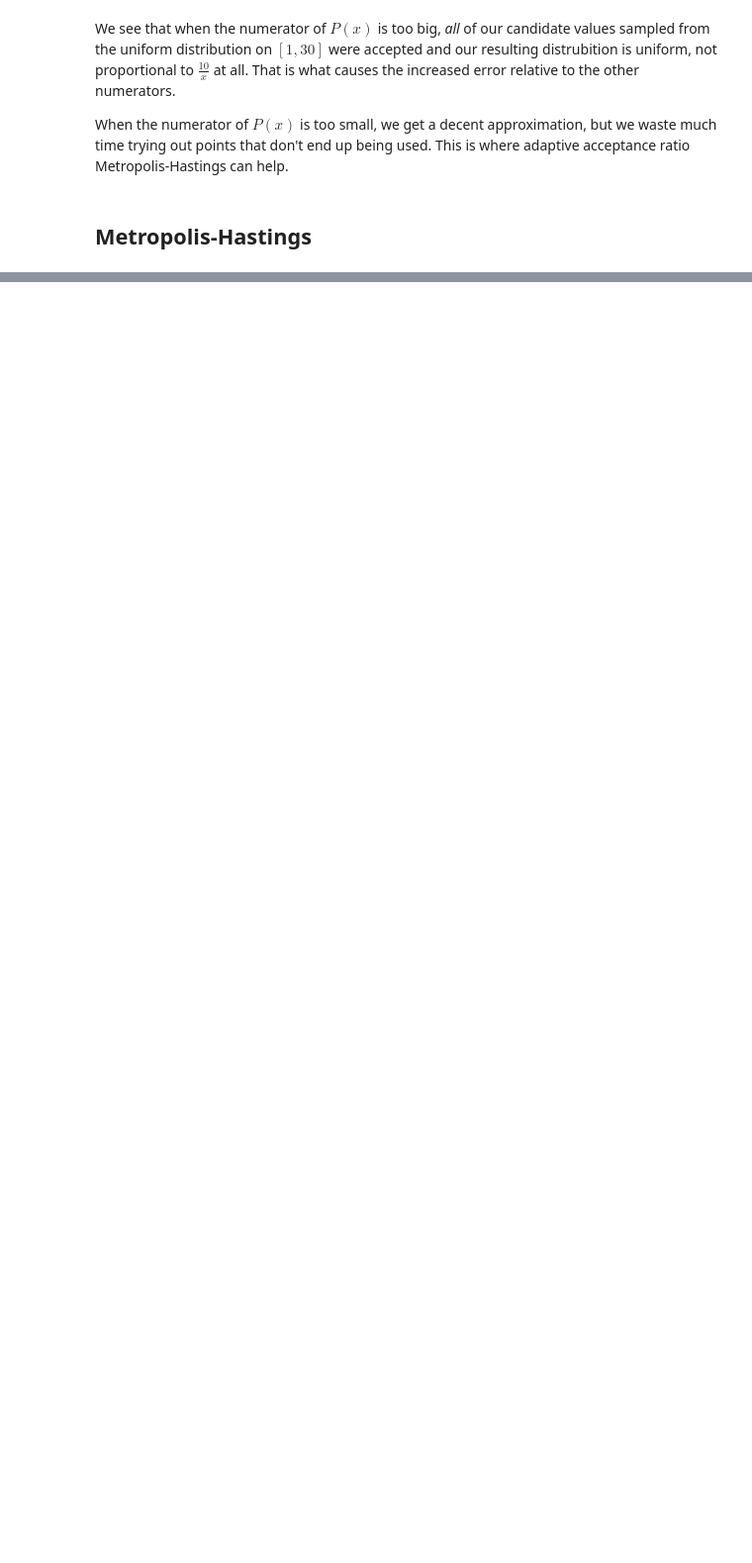
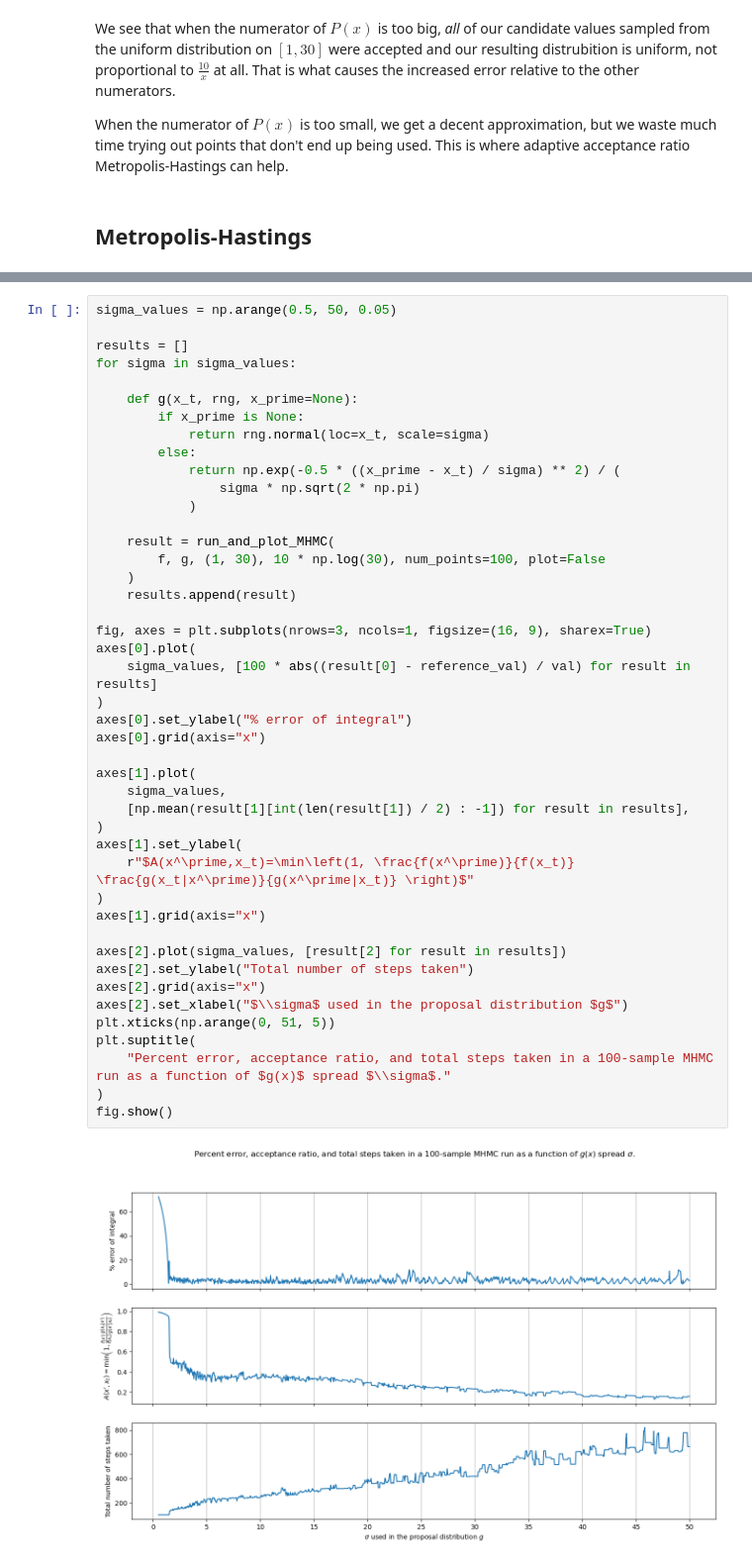
Before and after one commit to jaketanderson/phys41, a Jupyter notebook: Final_Project/Metropolis-Hastings_Monte_Carlo.ipynb, the cells around one changed output, grey strips where cells are left out. Shown: that part at 99% size. Cells and saved outputs as stored; diff of their text form; blank space fills up the shorter version.

```diff
--- a/Final_Project/Metropolis-Hastings_Monte_Carlo.ipynb
+++ b/Final_Project/Metropolis-Hastings_Monte_Carlo.ipynb
@@ -548,0 +569,46 @@ result = run_and_plot_MHMC(f, g, domain=(1, 30), num_points=50)
+# %%
+sigma_values = np.arange(0.5, 50, 0.05)
+
+results = []
+for sigma in sigma_values:
+
+    def g(x_t, rng, x_prime=None):
+        if x_prime is None:
+            return rng.normal(loc=x_t, scale=sigma)
+        else:
+            return np.exp(-0.5 * ((x_prime - x_t) / sigma) ** 2) / (
+                sigma * np.sqrt(2 * np.pi)
+            )
+
+    result = run_and_plot_MHMC(
+        f, g, (1, 30), 10 * np.log(30), num_points=100, plot=False
+    )
+    results.append(result)
+
+fig, axes = plt.subplots(nrows=3, ncols=1, figsize=(16, 9), sharex=True)
+axes[0].plot(
+    sigma_values, [100 * abs((result[0] - reference_val) / val) for result in results]
+)
+axes[0].set_ylabel("% error of integral")
+axes[0].grid(axis="x")
+
+axes[1].plot(
+    sigma_values,
+    [np.mean(result[1][int(len(result[1]) / 2) : -1]) for result in results],
+)
+axes[1].set_ylabel(
+    r"$A(x^\prime,x_t)=\min\left(1, \frac{f(x^\prime)}{f(x_t)} \frac{g(x_t|x^\prime)}{g(x^\prime|x_t)} \right)$"
+)
+axes[1].grid(axis="x")
+
+axes[2].plot(sigma_values, [result[2] for result in results])
+axes[2].set_ylabel("Total number of steps taken")
+axes[2].grid(axis="x")
+axes[2].set_xlabel("$\\sigma$ used in the proposal distribution $g$")
+plt.xticks(np.arange(0, 51, 5))
+plt.suptitle(
+    "Percent error, acceptance ratio, and total steps taken in a 100-sample MHMC run as a function of $g(x)$ spread $\\sigma$."
+)
+fig.show()
+# %% [output]
+[figure, added]
```
Also changed, not shown: parts of 13 cells of this notebook.
